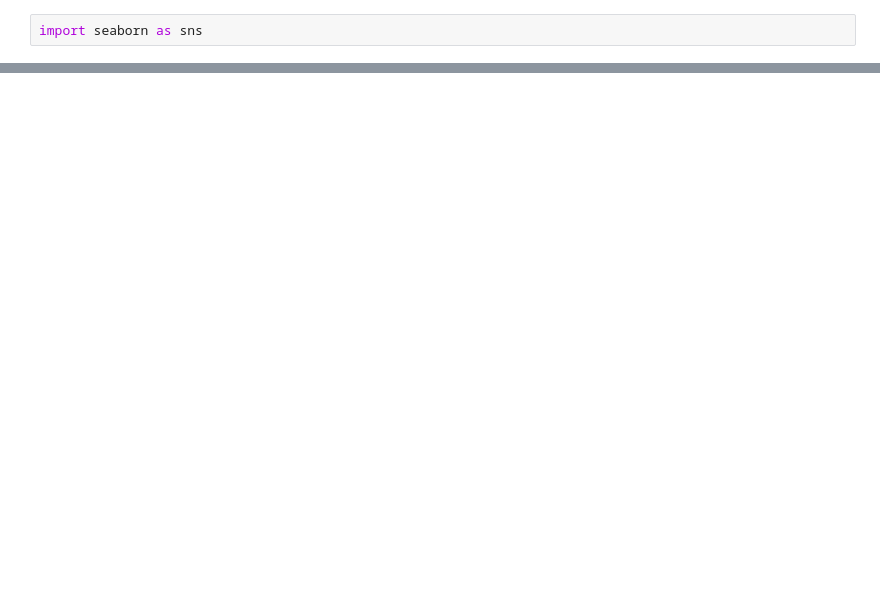
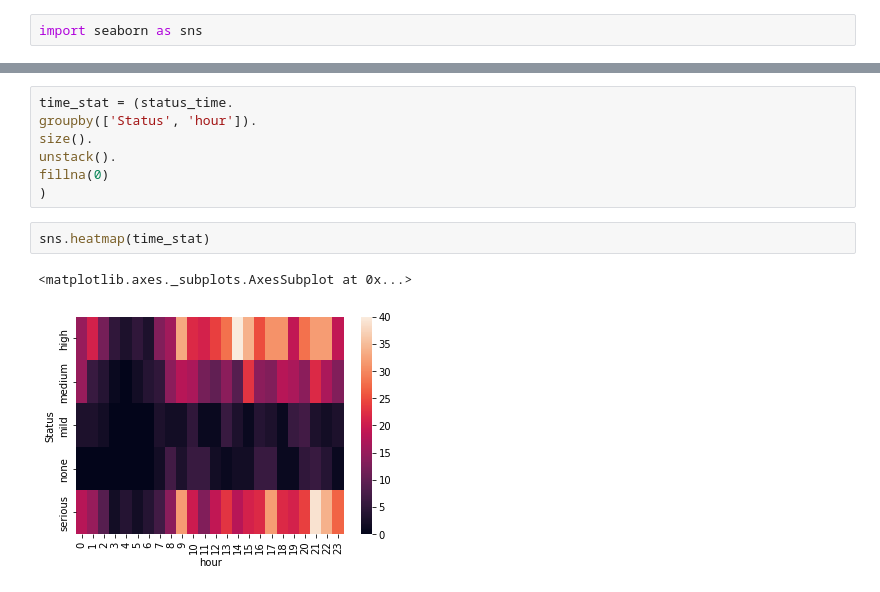
Before and after one commit to UniqueCODER/AlgorithmsPython, a Jupyter notebook: depression_data_set.ipynb, the cells around one changed output, grey strips where cells are left out. Drawn from its saved outputs; the diff is of its cells as text; blank space fills up the shorter version.

```diff
--- a/depression_data_set.ipynb
+++ b/depression_data_set.ipynb
@@ -418,0 +399,12 @@ sns.heatmap(feat_1.corr(), cmap='coolware'.center=0)
+# %%
+time_stat = (status_time.
+groupby(['Status', 'hour']).
+size().
+unstack().
+fillna(0)
+)
+# %%
+sns.heatmap(time_stat)
+# %% [output]
+<matplotlib.axes._subplots.AxesSubplot at 0x...>
+[figure, added]
```
Also changed, not shown: parts of 10 cells of this notebook.
